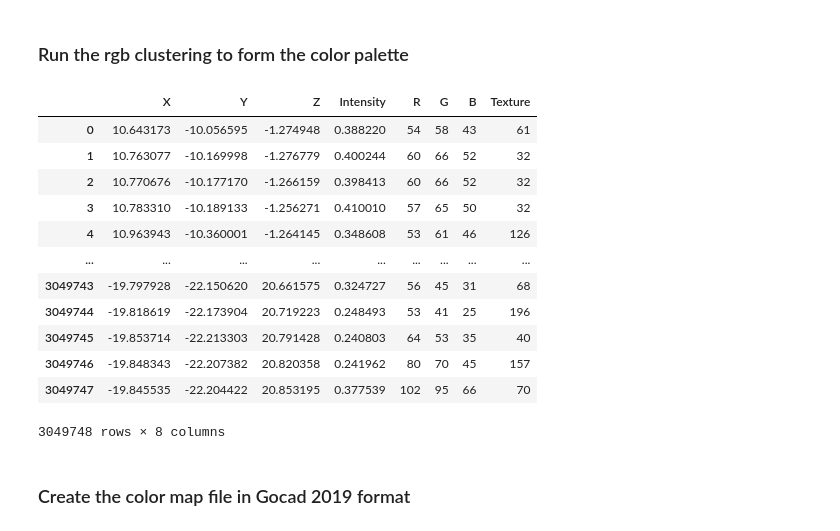
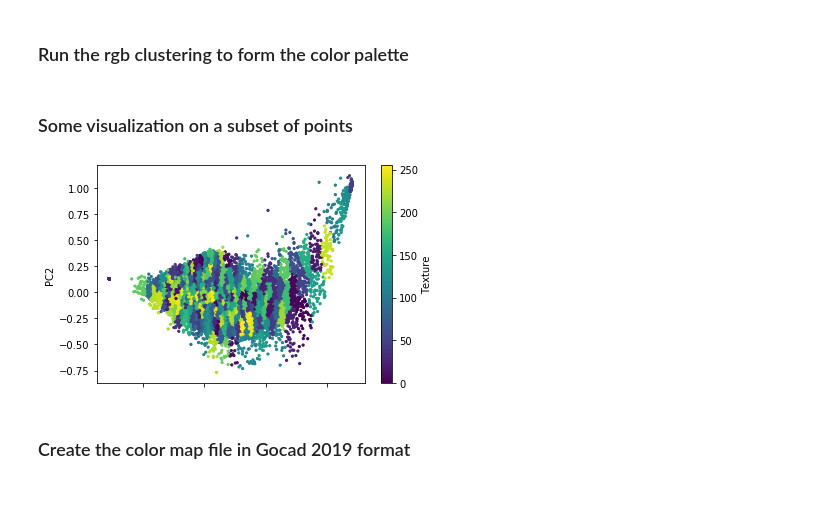
Before and after one commit to geologuic/SmallScripts, a Jupyter notebook: RGBToPalette.ipynb, the cells around one changed output. Cells and saved outputs as stored; diff of their text form; code cells hidden in the pictures; blank space fills up the shorter version.

Commit message:
Added PCA before clustering to improve quantization

```diff
--- a/RGBToPalette.ipynb
+++ b/RGBToPalette.ipynb
@@ -12,8 +11,11 @@ Part of this notebook is inspired by https://victorangeloblancada.github.io/blog
 import numpy as np
 import pandas as pd
 from matplotlib import pyplot as plt
-# from sklearn.cluster import KMeans
+from sklearn.cluster import KMeans
 from sklearn.cluster import MiniBatchKMeans
+from sklearn.preprocessing import StandardScaler
+from sklearn.decomposition import PCA
+from sklearn.utils import shuffle
 
 # Fix random seed
 np.random.seed(0)
@@ -21,7 +23,7 @@ np.random.seed(0)
 # Set path to read / store files
 # from pathlib import Path
 path='D:\Data\Field\FOLD_CAQUERELLE\LiDAR3Dpoint clouds\\'
-input_file='Leica2_250413.ptx'
+input_file='Leica3.ptx'
 base_name = input_file.rsplit('.', 1)[0]
 # %%
 ### Reading the input file
@@ -36,24 +38,19 @@ def read_leica_lidar( input_leica_ptx_file ) :
 data = read_leica_lidar(input_file)
 # %% [markdown]
 ### Run the rgb clustering to form the color palette
+# %%
+scaler = StandardScaler()
+std_data = scaler.fit_transform(data[['R','G','B']])
+pca = PCA(n_components=2)
+pca.fit( std_data )
+scores_pca = pca.transform(std_data)
 # %%
 # kmeans = KMeans(n_clusters=16, random_state=0)  # Too slow
-kmeans = MiniBatchKMeans( n_clusters=256, random_state=0, batch_size=2048)
+kmeans = MiniBatchKMeans( n_clusters=256, init='random', batch_size=1024)
 
-data['Texture'] = kmeans.fit_predict(data[['R','G','B']])
-
-data
+# data['Texture'] = kmeans.fit_predict(data[['R','G','B']])
+data['PC1'] = scores_pca[:,0]
+data['PC2'] = scores_pca[:,1]
+data['Texture'] = kmeans.fit_predict(data[['PC1','PC2']])
+# data.plot('R', 'G', kind='scatter', c='Texture', cmap='viridis', marker='.')
+# plt.show()
-# %% [output]
-|  | X | Y | Z | Intensity | R | G | B | Texture |
-| 0 | 10.643173 | -10.056595 | -1.274948 | 0.388220 | 54 | 58 | 43 | 61 |
-| 1 | 10.763077 | -10.169998 | -1.276779 | 0.400244 | 60 | 66 | 52 | 32 |
-| 2 | 10.770676 | -10.177170 | -1.266159 | 0.398413 | 60 | 66 | 52 | 32 |
-| 3 | 10.783310 | -10.189133 | -1.256271 | 0.410010 | 57 | 65 | 50 | 32 |
-| 4 | 10.963943 | -10.360001 | -1.264145 | 0.348608 | 53 | 61 | 46 | 126 |
-| ... | ... | ... | ... | ... | ... | ... | ... | ... |
-| 3049743 | -19.797928 | -22.150620 | 20.661575 | 0.324727 | 56 | 45 | 31 | 68 |
-| 3049744 | -19.818619 | -22.173904 | 20.719223 | 0.248493 | 53 | 41 | 25 | 196 |
-| 3049745 | -19.853714 | -22.213303 | 20.791428 | 0.240803 | 64 | 53 | 35 | 40 |
-| 3049746 | -19.848343 | -22.207382 | 20.820358 | 0.241962 | 80 | 70 | 45 | 157 |
-| 3049747 | -19.845535 | -22.204422 | 20.853195 | 0.377539 | 102 | 95 | 66 | 70 |
-3049748 rows × 8 columns
@@ -62,3 +57,19 @@ palette = kmeans.cluster_centers_
+# %% [markdown]
+### Some visualization on a subset of points
+# %%
+sample = shuffle(data[['PC1','PC2']], random_state=0, n_samples=20000)
+sample['Texture'] = kmeans.predict(sample)
+sample.plot('PC1', 'PC2', kind='scatter', c='Texture', cmap='viridis', marker='.')
+plt.show()# data
+
+
+# data.plot('PC1', 'PC2', kind='scatter', c='Texture', cmap='viridis', marker='.')
+
+
+
+palette = kmeans.cluster_centers_
+# %% [output]
+[figure, added]
 # %% [markdown]
 ### Create the color map file in Gocad 2019 format
 # %%
```
Also changed, not shown: parts of 3 cells of this notebook.
